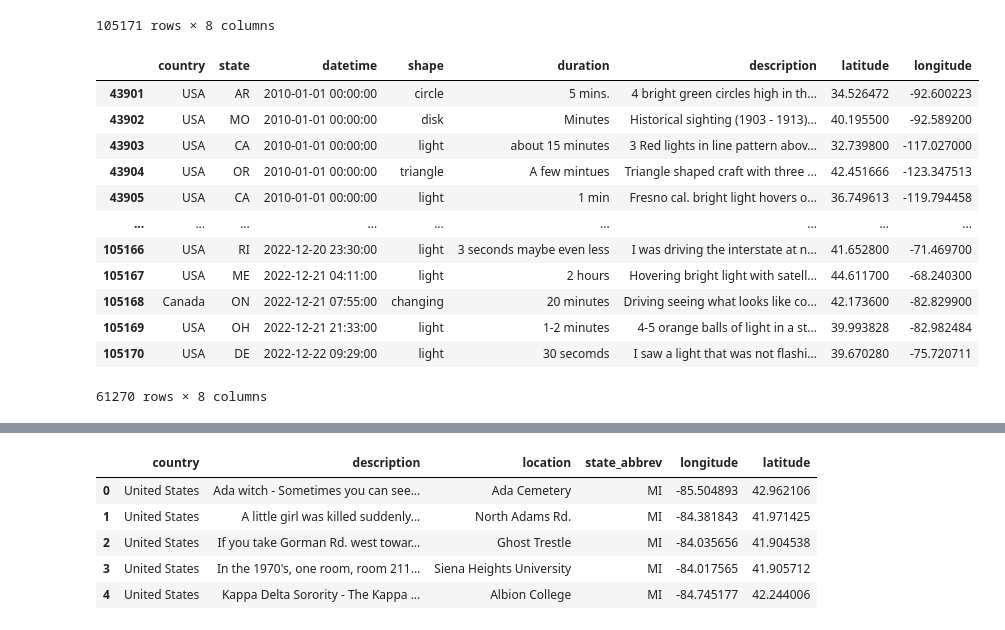
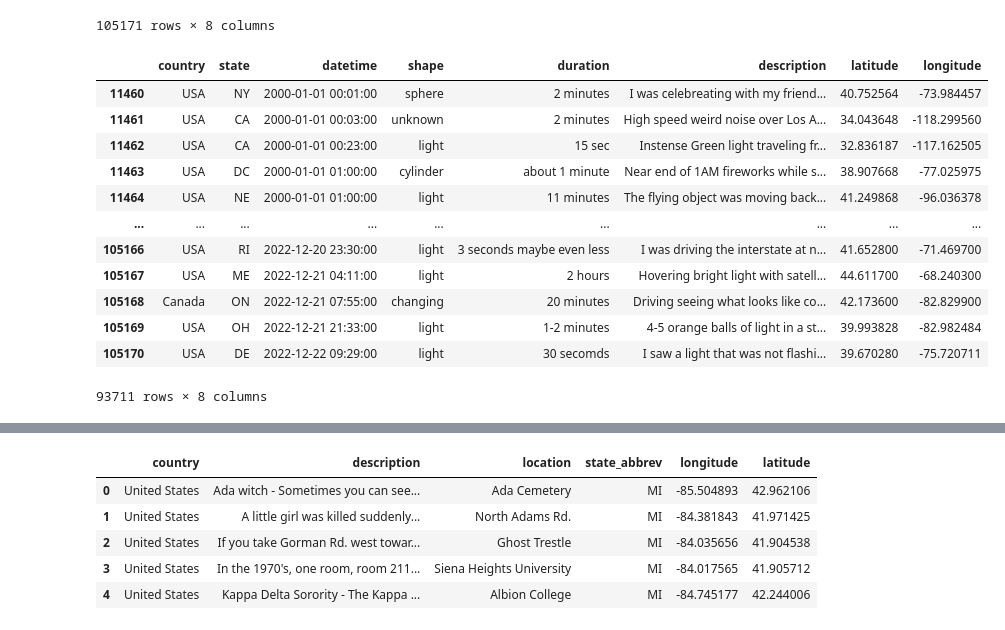
Before and after one commit to Morgen-Henry/supernatural_map, a Jupyter notebook: Data Cleaning/datacleaning.ipynb, the cells around one changed output, grey strips where cells are left out. Saved outputs shown, nothing was run; the diff lists cells and outputs as text; code cells hidden in the pictures.

```diff
--- a/Data Cleaning/datacleaning.ipynb
+++ b/Data Cleaning/datacleaning.ipynb
@@ -218,20 +218,20 @@ ufo_sorted
 | 105170 | USA | DE | 2022-12-22 09:29:00 | light | 30 secomds | I saw a light that was not flashi... | 39.670280 | -75.720711 |
 105171 rows × 8 columns
 # %%
-ufo_sliced = ufo_sorted.loc[ufo_sorted['datetime'] >= '2010']
+ufo_sliced = ufo_sorted.loc[ufo_sorted['datetime'] >= '2000']
 ufo_sliced
 # %% [output]
 |  | country | state | datetime | shape | duration | description | latitude | longitude |
-| 43901 | USA | AR | 2010-01-01 00:00:00 | circle | 5 mins. | 4 bright green circles high in th... | 34.526472 | -92.600223 |
-| 43902 | USA | MO | 2010-01-01 00:00:00 | disk | Minutes | Historical sighting (1903 - 1913)... | 40.195500 | -92.589200 |
-| 43903 | USA | CA | 2010-01-01 00:00:00 | light | about 15 minutes | 3 Red lights in line pattern abov... | 32.739800 | -117.027000 |
-| 43904 | USA | OR | 2010-01-01 00:00:00 | triangle | A few mintues | Triangle shaped craft with three ... | 42.451666 | -123.347513 |
-| 43905 | USA | CA | 2010-01-01 00:00:00 | light | 1 min | Fresno cal. bright light hovers o... | 36.749613 | -119.794458 |
+| 11460 | USA | NY | 2000-01-01 00:01:00 | sphere | 2 minutes | I was celebreating with my friend... | 40.752564 | -73.984457 |
+| 11461 | USA | CA | 2000-01-01 00:03:00 | unknown | 2 minutes | High speed weird noise over Los A... | 34.043648 | -118.299560 |
+| 11462 | USA | CA | 2000-01-01 00:23:00 | light | 15 sec | Instense Green light traveling fr... | 32.836187 | -117.162505 |
+| 11463 | USA | DC | 2000-01-01 01:00:00 | cylinder | about 1 minute | Near end of 1AM fireworks while s... | 38.907668 | -77.025975 |
+| 11464 | USA | NE | 2000-01-01 01:00:00 | light | 11 minutes | The flying object was moving back... | 41.249868 | -96.036378 |
 | ... | ... | ... | ... | ... | ... | ... | ... | ... |
 | 105166 | USA | RI | 2022-12-20 23:30:00 | light | 3 seconds maybe even less | I was driving the interstate at n... | 41.652800 | -71.469700 |
 | 105167 | USA | ME | 2022-12-21 04:11:00 | light | 2 hours | Hovering bright light with satell... | 44.611700 | -68.240300 |
 | 105168 | Canada | ON | 2022-12-21 07:55:00 | changing | 20 minutes | Driving seeing what looks like co... | 42.173600 | -82.829900 |
 | 105169 | USA | OH | 2022-12-21 21:33:00 | light | 1-2 minutes | 4-5 orange balls of light in a st... | 39.993828 | -82.982484 |
 | 105170 | USA | DE | 2022-12-22 09:29:00 | light | 30 secomds | I saw a light that was not flashi... | 39.670280 | -75.720711 |
-61270 rows × 8 columns
+93711 rows × 8 columns
 # %%
```
Also changed, not shown: parts of 1 cell of this notebook, 3 other files.
